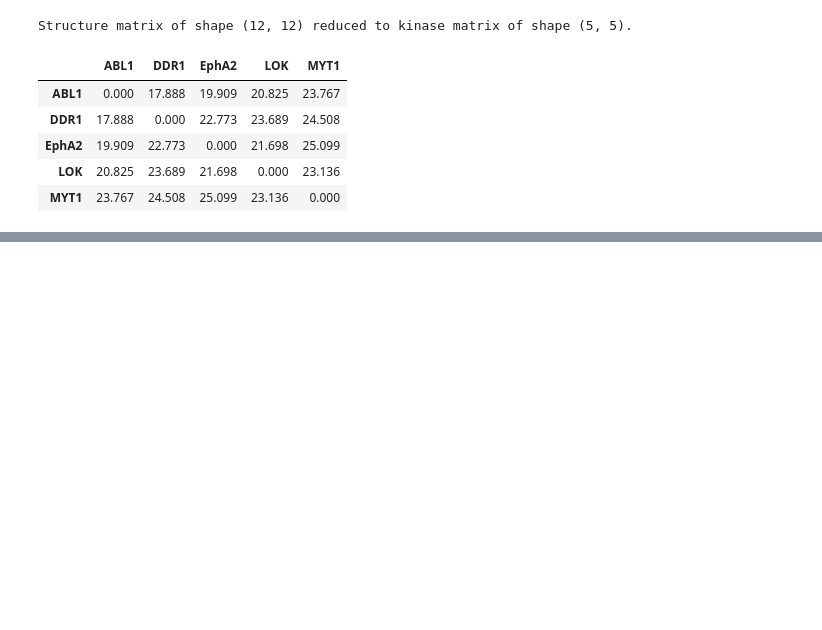
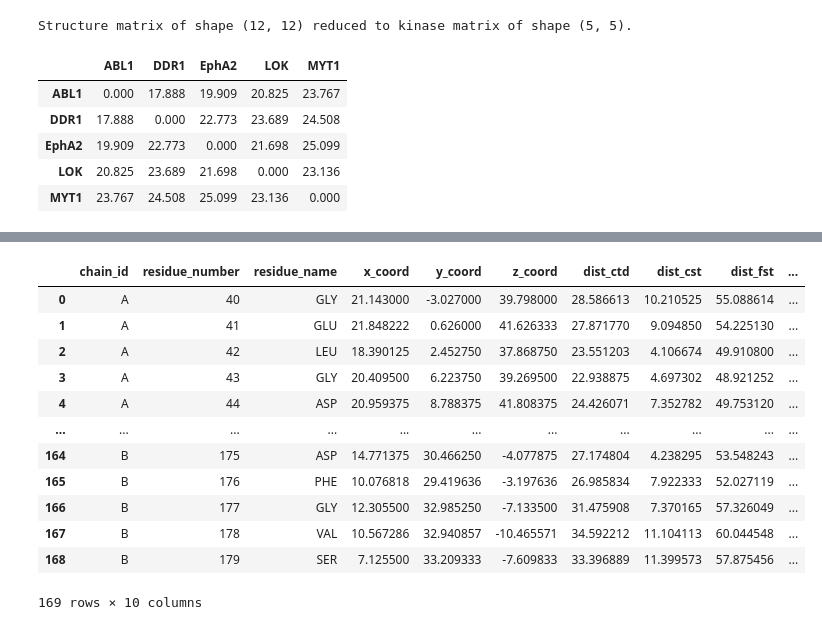
Before and after one commit to yanz-24/kissim-ligand-aware, a Jupyter notebook: docs/tutorials/ligand_aware.ipynb, the cells around one changed output, grey strips where cells are left out. Cells and saved outputs as stored; diff of their text form; code cells hidden in the pictures; blank space fills up the shorter version.

```diff
--- a/docs/tutorials/ligand_aware.ipynb
+++ b/docs/tutorials/ligand_aware.ipynb
@@ -368,0 +469,3 @@ kinase_distance_matrix_df.style.background_gradient(cmap=cm).format("{:.3f}")
+# %%
+pocket_residues = df_prot[df_prot['residue_number'].isin(pocket_residues_ids)]
+pocket_residues
@@ -368,0 +486,4 @@ kinase_distance_matrix_df.style.background_gradient(cmap=cm).format("{:.3f}")
+# %%
+grouped = pocket_residues.groupby(['chain_id', 'residue_number', 'residue_name'])
+centroids = grouped[['x_coord', 'y_coord', 'z_coord']].mean().reset_index()
+centroids
@@ -368,0 +506,4 @@ kinase_distance_matrix_df.style.background_gradient(cmap=cm).format("{:.3f}")
+# %%
+hetatm = ppdb.df['HETATM']
+ligand = hetatm[hetatm['residue_name'].isin(['DB8', '1N1'])]
+ligand
@@ -368,0 +534,3 @@ kinase_distance_matrix_df.style.background_gradient(cmap=cm).format("{:.3f}")
+# %%
+ligand_centroid = ligand[['x_coord', 'y_coord', 'z_coord']].mean().values
+ligand_centroid
@@ -368,0 +539,65 @@ kinase_distance_matrix_df.style.background_gradient(cmap=cm).format("{:.3f}")
+# %%
+import pandas as pd
+import numpy as np
+
+def compute_distances(residues_df, ligand_df):
+    residue_coords = residues_df[['x_coord', 'y_coord', 'z_coord']].to_numpy()
+    ligand_coords = ligand_df[['x_coord', 'y_coord', 'z_coord']].to_numpy()
+    ligand_centroid = ligand_coords.mean(axis=0)
+
+    centroid_distances = []
+    closest_atom_distances = []
+    farthest_atom_distances = []
+    ftf_distances = []
+
+    for res_coord in residue_coords:
+        # Distance to centroid
+        d_centroid = np.linalg.norm(res_coord - ligand_centroid)
+
+        # Distances from this residue to all ligand atoms
+        dists = np.linalg.norm(ligand_coords - res_coord, axis=1)
+
+        # Closest and farthest atom indices
+        idx_closest = np.argmin(dists)
+        idx_farthest = np.argmax(dists)
+        fst_coord = ligand_coords[idx_farthest]
+
+        # Now compute distances from fst to all other ligand atoms
+        fst_to_others = np.linalg.norm(ligand_coords - fst_coord, axis=1)
+        idx_ftf = np.argmax(fst_to_others)
+        ftf_coord = ligand_coords[idx_ftf]
+
+        # Distance from residue to ftf
+        d_ftf = np.linalg.norm(res_coord - ftf_coord)
+
+        # Append all distances
+        centroid_distances.append(d_centroid)
+        closest_atom_distances.append(dists[idx_closest])
+        farthest_atom_distances.append(dists[idx_farthest])
+        ftf_distances.append(d_ftf)
+
+    # Add results to DataFrame
+    residues_df = residues_df.copy()
+    residues_df['dist_ctd'] = centroid_distances
+    residues_df['dist_cst'] = closest_atom_distances
+    residues_df['dist_fst'] = farthest_atom_distances
+    residues_df['dist_ftf'] = ftf_distances
+
+    return residues_df
+
+# Apply the function to the pocket residues
+compute_distances(centroids, ligand)
+# %% [output]
+|  | chain_id | residue_number | residue_name | x_coord | y_coord | z_coord | dist_ctd | dist_cst | dist_fst | ... |
+| 0 | A | 40 | GLY | 21.143000 | -3.027000 | 39.798000 | 28.586613 | 10.210525 | 55.088614 | ... |
+| 1 | A | 41 | GLU | 21.848222 | 0.626000 | 41.626333 | 27.871770 | 9.094850 | 54.225130 | ... |
+| 2 | A | 42 | LEU | 18.390125 | 2.452750 | 37.868750 | 23.551203 | 4.106674 | 49.910800 | ... |
+| 3 | A | 43 | GLY | 20.409500 | 6.223750 | 39.269500 | 22.938875 | 4.697302 | 48.921252 | ... |
+| 4 | A | 44 | ASP | 20.959375 | 8.788375 | 41.808375 | 24.426071 | 7.352782 | 49.753120 | ... |
+| ... | ... | ... | ... | ... | ... | ... | ... | ... | ... | ... |
+| 164 | B | 175 | ASP | 14.771375 | 30.466250 | -4.077875 | 27.174804 | 4.238295 | 53.548243 | ... |
+| 165 | B | 176 | PHE | 10.076818 | 29.419636 | -3.197636 | 26.985834 | 7.922333 | 52.027119 | ... |
+| 166 | B | 177 | GLY | 12.305500 | 32.985250 | -7.133500 | 31.475908 | 7.370165 | 57.326049 | ... |
+| 167 | B | 178 | VAL | 10.567286 | 32.940857 | -10.465571 | 34.592212 | 11.104113 | 60.044548 | ... |
+| 168 | B | 179 | SER | 7.125500 | 33.209333 | -7.609833 | 33.396889 | 11.399573 | 57.875456 | ... |
+169 rows × 10 columns
```
Also changed, not shown: parts of 17 cells of this notebook.
